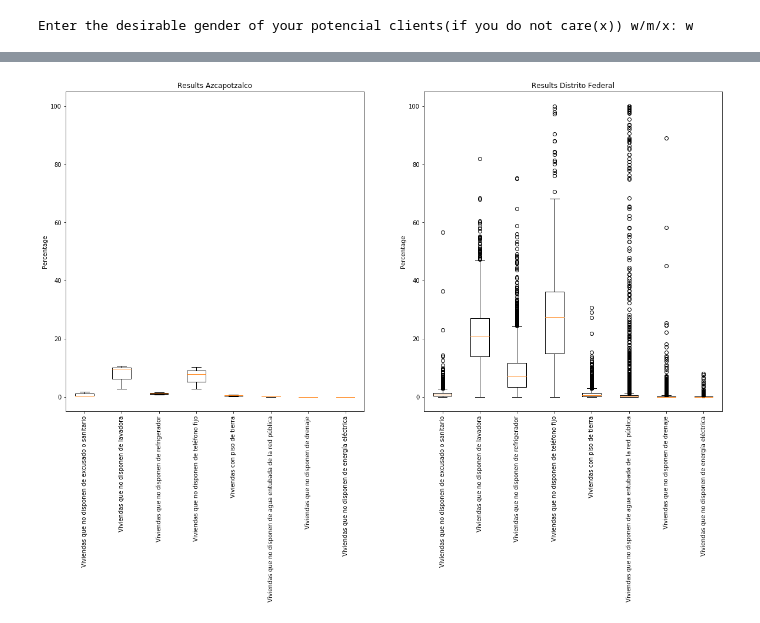
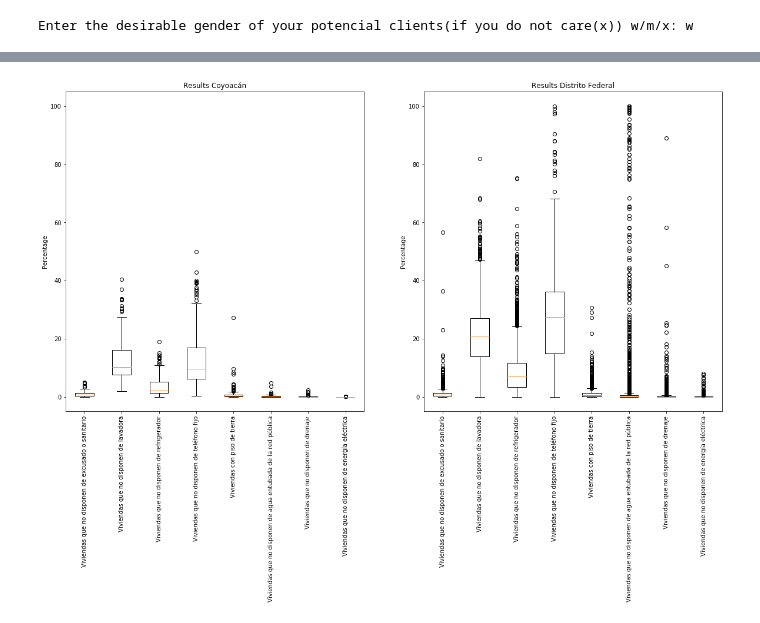
Before and after one commit to Iarmas/Project-1, a Jupyter notebook: Development/Shifu.ipynb, the cells around one changed output, grey strips where cells are left out. Saved outputs shown, nothing was run; the diff lists cells and outputs as text; code cells hidden in the pictures.

```diff
--- a/Development/Shifu.ipynb
+++ b/Development/Shifu.ipynb
@@ -573,25 +572,25 @@ Name: 81, dtype: object
 # %%
 # Generar gráficas para comparar Viviendas
 
-data = [max_graproes[k] for k in keys[8:]]
+data = [nivel_socio_df[k] for k in keys[8:]]
 data_est = [filtro_estado[ke].loc[filtro_estado[ke].notnull()] for ke in keys[8:]]
 
 fig, (box, box_est) = plt.subplots(1, 2, figsize=(20,10))
 
 box.boxplot(data, labels=keys[8:])
 box.set_title(f"Results {max_graproes.loc[min_ave]['NOM_MUN']}")
 box.set_ylabel("Percentage")
 box.set_xticklabels(labels=keys[8:],rotation=90)
 box.set_ylim((-5,105))
 
 # Resultados a nivel estatal
 
 box_est.boxplot(data_est, labels=keys[8:])
 box_est.set_title(f"Results {filtro_estado.loc[min_ave]['NOM_ENT']}")
 box_est.set_ylabel("Percentage")
 box_est.set_xticklabels(labels=keys[8:], rotation=90)
 box_est.set_ylim((-5,105))
 
 plt.show()
 # %% [output]
-[figure, old version]
+[figure, new version]
```
Also changed, not shown: parts of 13 cells of this notebook.
